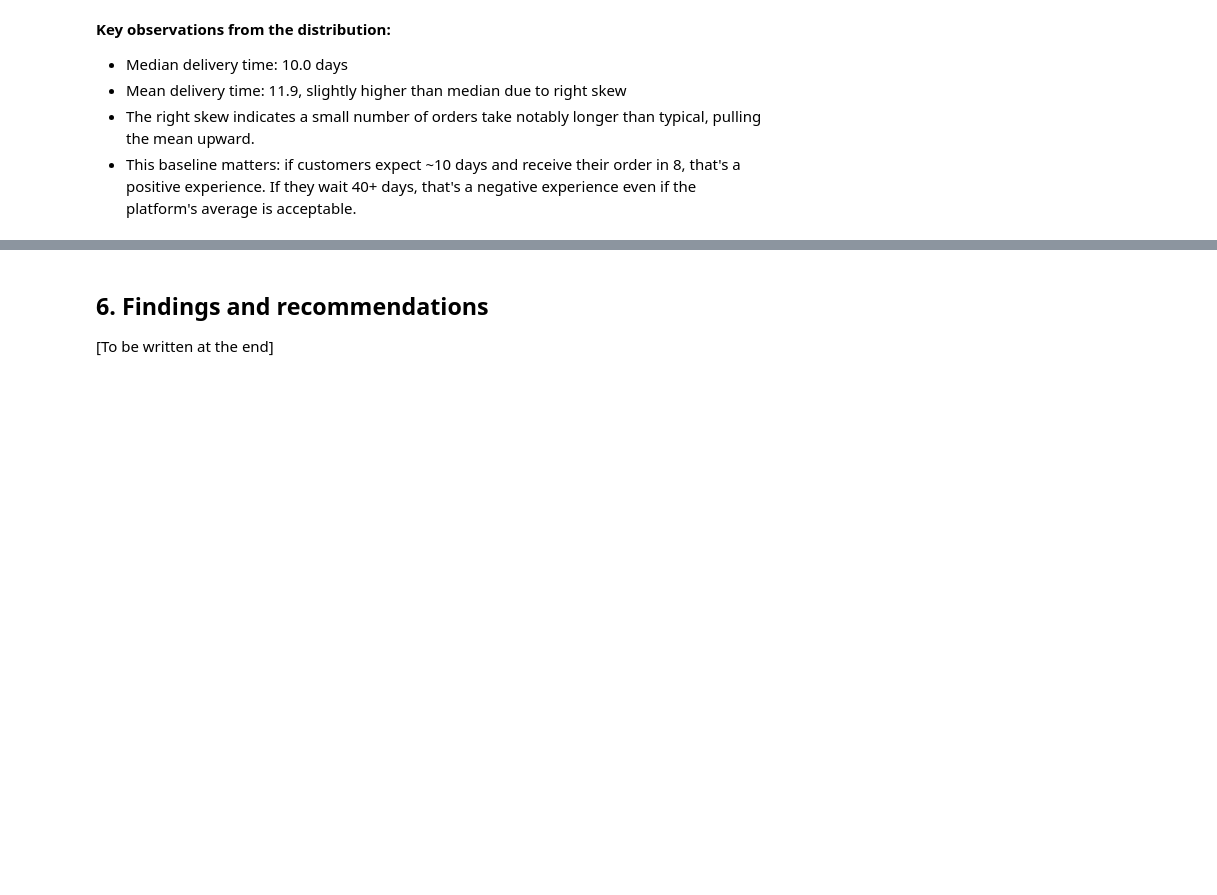
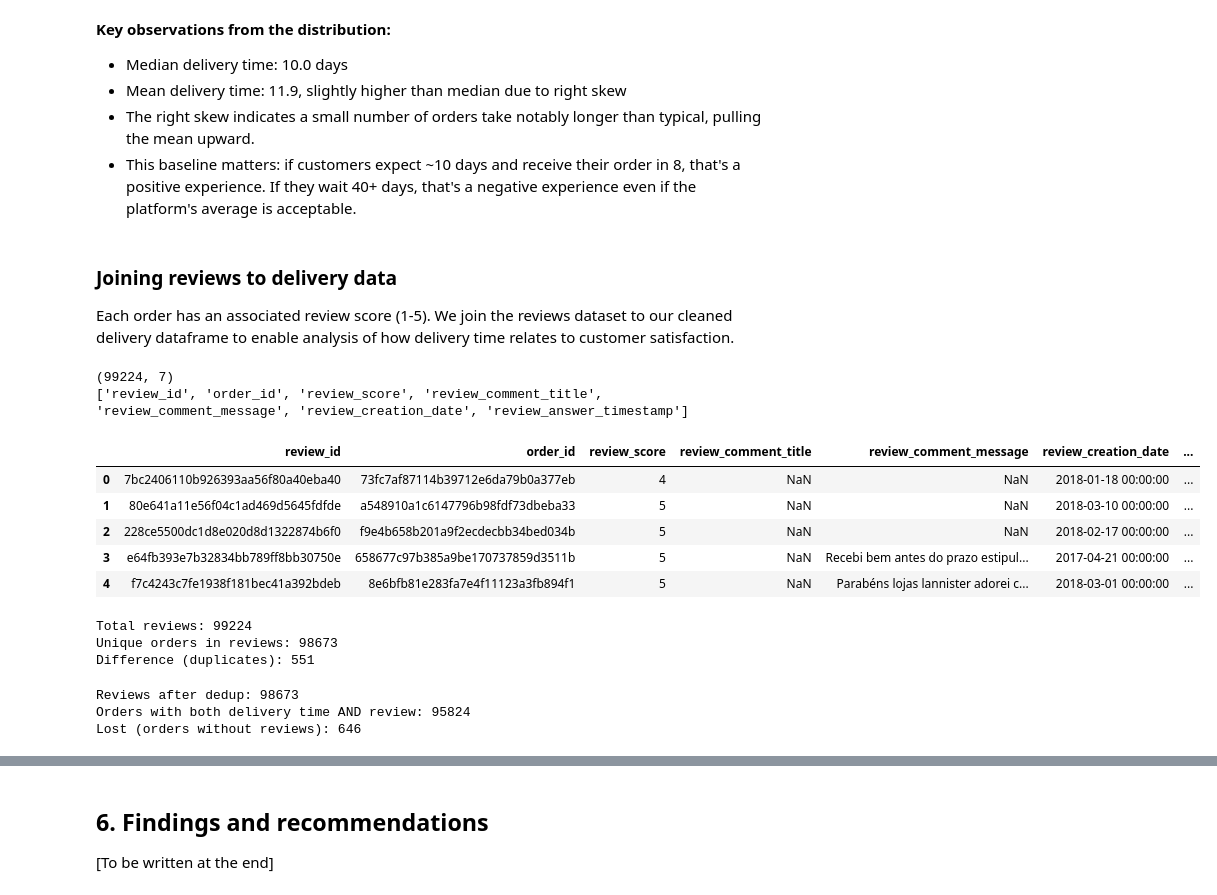
Before and after one commit to szymonpasieka84-art/olist-ecommerce-analysis, a Jupyter notebook: 01_exploration.ipynb, the cells around one changed output, grey strips where cells are left out. Saved outputs shown, nothing was run; the diff lists cells and outputs as text; code cells hidden in the pictures; blank space fills up the shorter version.

```diff
--- a/01_exploration.ipynb
+++ b/01_exploration.ipynb
@@ -550,3 +550,47 @@ typical, pulling the mean upward.
 - This baseline matters: if customers expect ~10 days and receive their order
 in 8, that's a positive experience. If they wait 40+ days, that's a negative
 experience even if the platform's average is acceptable.
+# %% [markdown]
+### Joining reviews to delivery data
+
+Each order has an associated review score (1-5). We join the reviews dataset
+to our cleaned delivery dataframe to enable analysis of how delivery time
+relates to customer satisfaction.
+# %%
+print(reviews.shape)
+print(reviews.columns.tolist())
+reviews.head()
+# %% [output]
+(99224, 7)
+['review_id', 'order_id', 'review_score', 'review_comment_title', 'review_comment_message', 'review_creation_date', 'review_answer_timestamp']
+|  | review_id | order_id | review_score | review_comment_title | review_comment_message | review_creation_date | ... |
+| 0 | 7bc2406110b926393aa56f80a40eba40 | 73fc7af87114b39712e6da79b0a377eb | 4 | NaN | NaN | 2018-01-18 00:00:00 | ... |
+| 1 | 80e641a11e56f04c1ad469d5645fdfde | a548910a1c6147796b98fdf73dbeba33 | 5 | NaN | NaN | 2018-03-10 00:00:00 | ... |
+| 2 | 228ce5500dc1d8e020d8d1322874b6f0 | f9e4b658b201a9f2ecdecbb34bed034b | 5 | NaN | NaN | 2018-02-17 00:00:00 | ... |
+| 3 | e64fb393e7b32834bb789ff8bb30750e | 658677c97b385a9be170737859d3511b | 5 | NaN | Recebi bem antes do prazo estipul... | 2017-04-21 00:00:00 | ... |
+| 4 | f7c4243c7fe1938f181bec41a392bdeb | 8e6bfb81e283fa7e4f11123a3fb894f1 | 5 | NaN | Parabéns lojas lannister adorei c... | 2018-03-01 00:00:00 | ... |
+# %%
+print("Total reviews:", len(reviews))
+print("Unique orders in reviews:", reviews['order_id'].nunique())
+print("Difference (duplicates):", len(reviews) - reviews['order_id'].nunique())
+# %% [output]
+Total reviews: 99224
+Unique orders in reviews: 98673
+Difference (duplicates): 551
+# %%
+# Take the latest review per order (in case of duplicates)
+reviews_clean = reviews.sort_values('review_creation_date').drop_duplicates(
+    subset='order_id', keep='last'
+)[['order_id', 'review_score']]
+
+print("Reviews after dedup:", len(reviews_clean))
+
+# Join to our cleaned delivery data
+delivery_reviews = delivery_clean.merge(reviews_clean, on='order_id', how='inner')
+
+print("Orders with both delivery time AND review:", len(delivery_reviews))
+print("Lost (orders without reviews):", len(delivery_clean) - len(delivery_reviews))
+# %% [output]
+Reviews after dedup: 98673
+Orders with both delivery time AND review: 95824
+Lost (orders without reviews): 646
```
Also changed, not shown: parts of 4 cells of this notebook, 1 other file.
